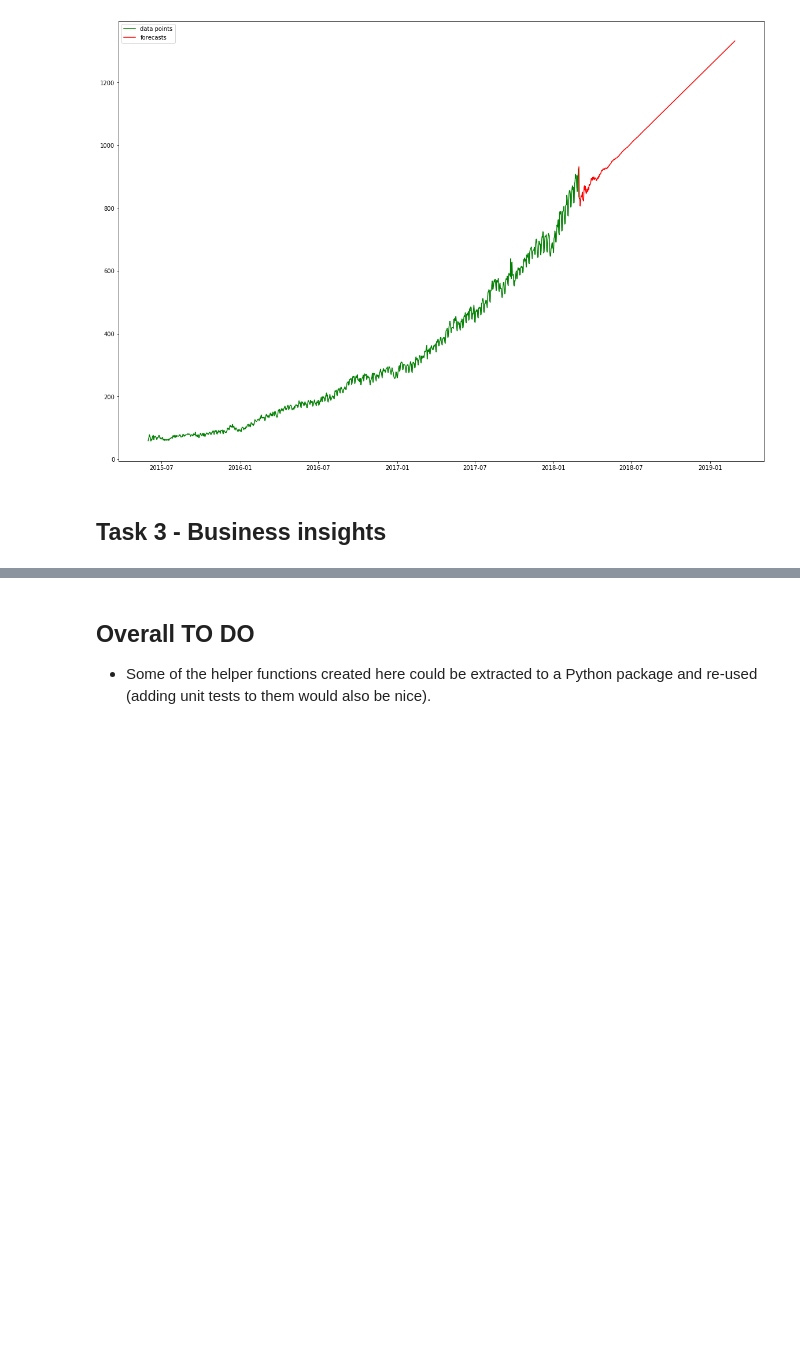
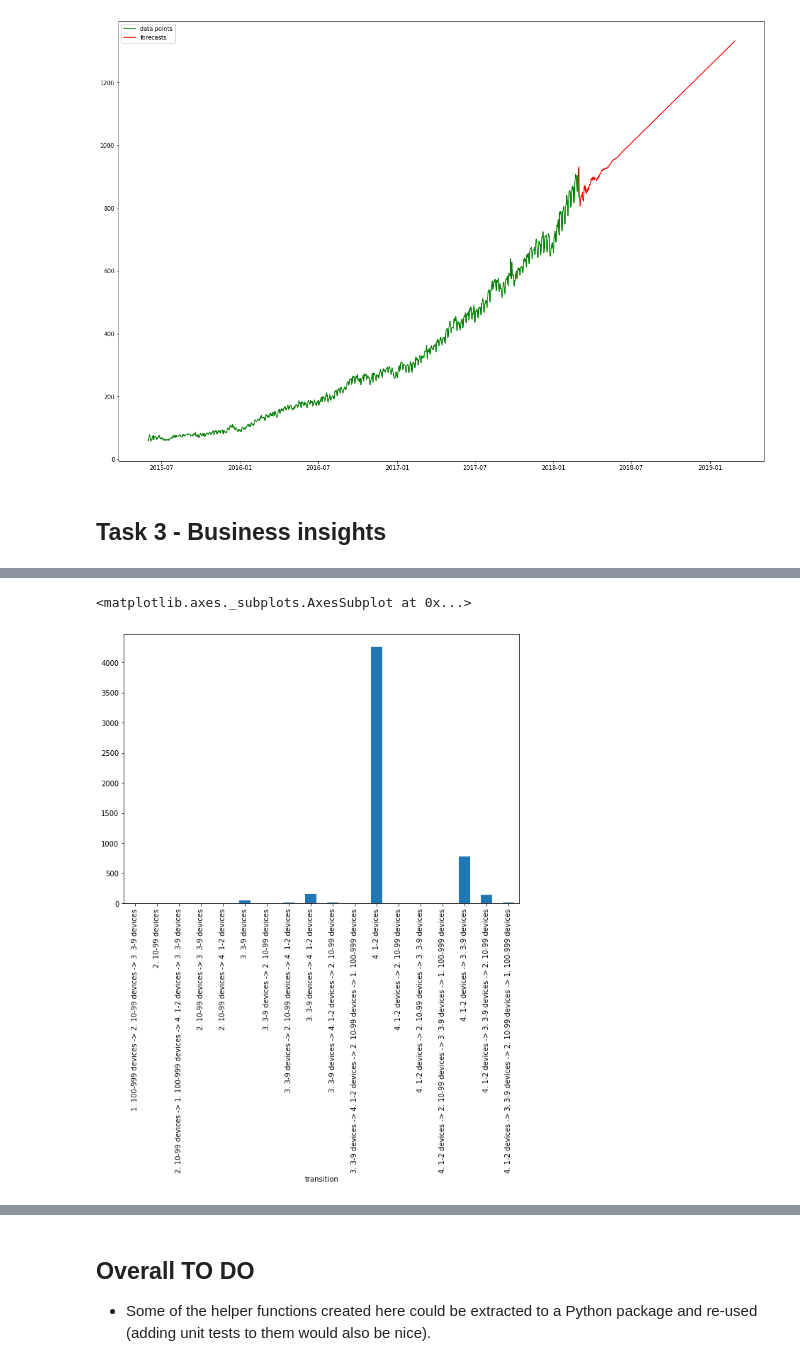
Before and after one commit to marciogualtieri/time-series-analysis, a Jupyter notebook: Data Engineering - Missing Events.ipynb, the cells around one changed output, grey strips where cells are left out. Cells and saved outputs as stored; diff of their text form; code cells hidden in the pictures; blank space fills up the shorter version.

```diff
--- a/Data Engineering - Missing Events.ipynb
+++ b/Data Engineering - Missing Events.ipynb
@@ -1121,0 +1173,12 @@ The most obvious insight is that we can use this trend component to estimate how
+# %%
+def label_transitions(xs):
+    result = []
+    for x in xs:
+        if x not in result:
+            result.append(x)
+    return " -> ".join(result)
+
+plan_transitions_per_user = fleet_per_user_per_date_df.sort_values("date").groupby("user_id")["fleet"].apply(list).reset_index(name="transition")
+plan_transitions_per_user["transition"] = plan_transitions_per_user["transition"].apply(label_transitions)
+
+display(plan_transitions_per_user.sample(n=12))
@@ -1121,0 +1199,8 @@ The most obvious insight is that we can use this trend component to estimate how
+# %%
+users_per_transition_df = plan_transitions_per_user \
+                              .groupby("transition")["user_id"] \
+                              .count() \
+                              .reset_index() \
+                              .rename(columns={"user_id": "users"})
+
+display(users_per_transition_df)
@@ -1121,0 +1225,7 @@ The most obvious insight is that we can use this trend component to estimate how
+# %%
+%matplotlib inline
+
+users_per_transition_df.plot.bar(x="transition", y="users", legend=False, figsize=(10, 7))
+# %% [output]
+<matplotlib.axes._subplots.AxesSubplot at 0x...>
+[figure, added]
```
Also changed, not shown: parts of 17 cells of this notebook, 2 other files.
